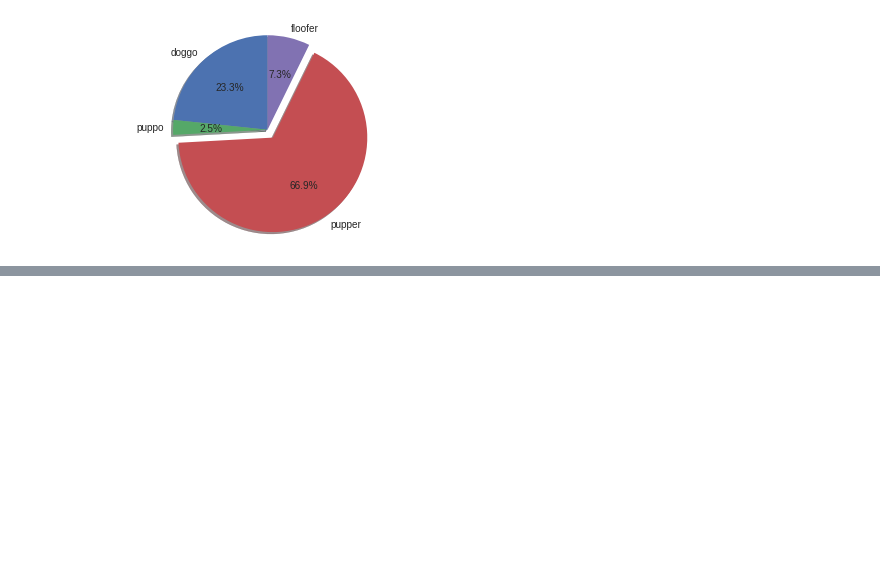
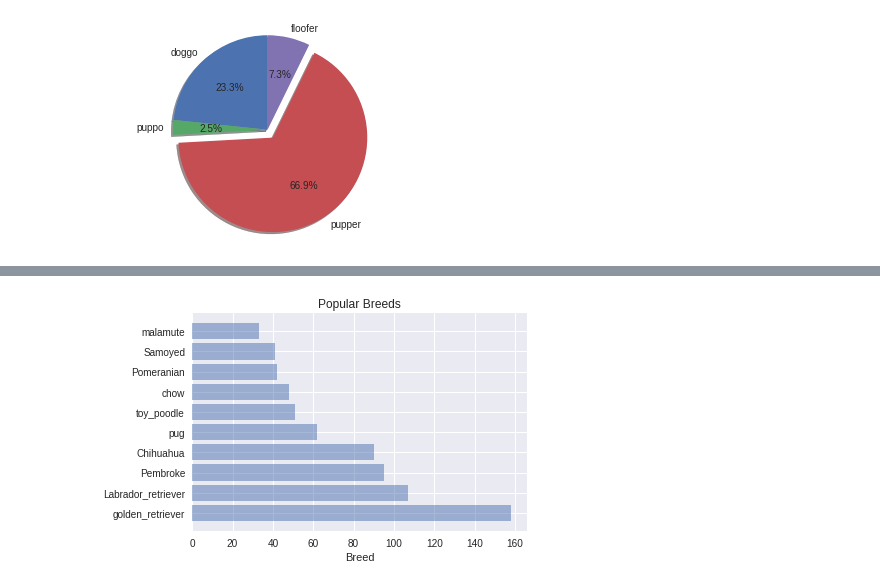
Before and after one commit to bthodla/danano, a Jupyter notebook: prj4/act_report.ipynb, the cells around one changed output, grey strips where cells are left out. Saved outputs shown, nothing was run; the diff lists cells and outputs as text; code cells hidden in the pictures; blank space fills up the shorter version.

```diff
--- a/prj4/act_report.ipynb
+++ b/prj4/act_report.ipynb
@@ -185,3 +185,8 @@ ax1.axis('equal')  # Equal aspect ratio ensures that pie is drawn as a circle.
 plt.show()
 # %% [output]
 [figure]
+# %%
+# 5. Most popular breeds by Tweet counts
+
+popular_breeds = twitter_archive_master_df.groupby('breed')[['tweet_id']].count().sort_values(by = 'tweet_id', ascending = False).head(10)
+popular_breeds.tweet_id
@@ -187,0 +206,13 @@ plt.show()
+# %%
+x_axis = popular_breeds.index
+y_pos = np.arange(len(x_axis))
+performance = popular_breeds.tweet_id
+
+plt.barh(y_pos, performance, align='center', alpha=0.5)
+plt.yticks(y_pos, x_axis)
+plt.xlabel('Breed')
+plt.title('Popular Breeds')
+
+plt.show()
+# %% [output]
+[figure, added]
```
Also changed, not shown: parts of 6 cells of this notebook.
